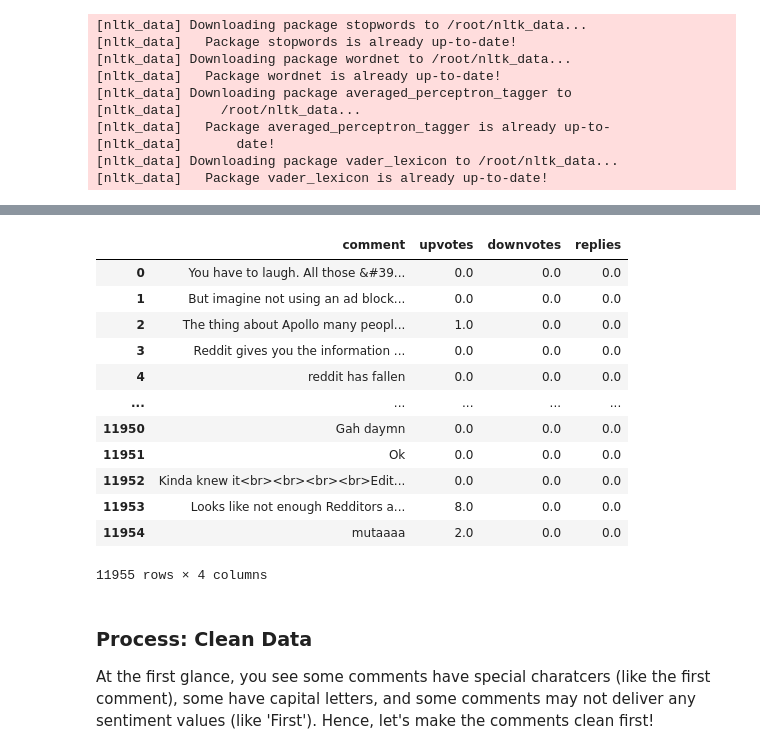
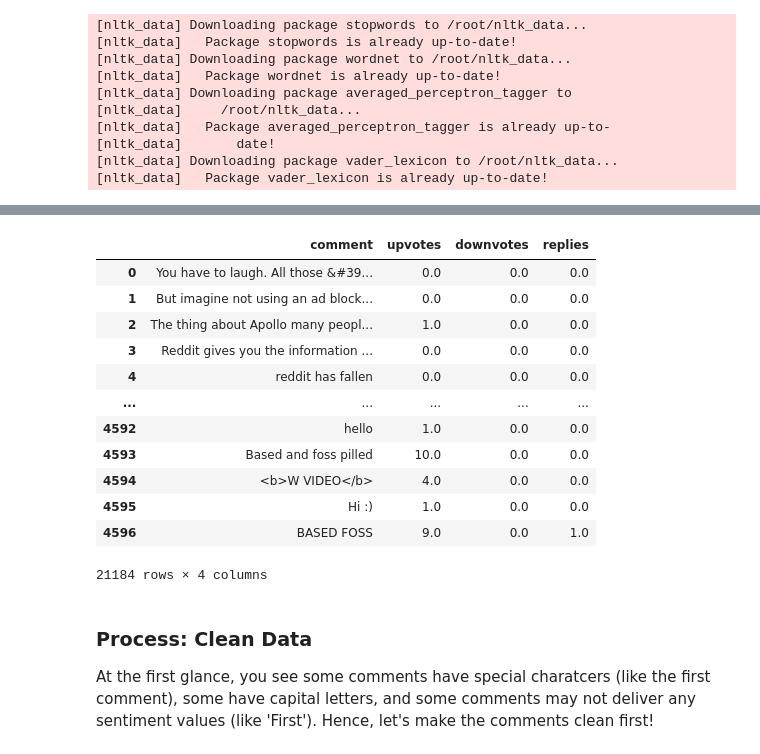
Before and after one commit to WilliamLu1999/Data-ML-Projects, a Jupyter notebook: reddit_api_sentiment_analysis_spark.ipynb, the cells around one changed output, grey strips where cells are left out. Drawn from its saved outputs; the diff is of its cells as text; code cells hidden in the pictures.

```diff
--- a/reddit_api_sentiment_analysis_spark.ipynb
+++ b/reddit_api_sentiment_analysis_spark.ipynb
@@ -242,21 +285,25 @@ NameError: ignored
 # %%
 # run this for every new run
-rc = pd.read_csv('/content/drive/MyDrive/data/reddit_api_comments.csv')
+rc1 = pd.read_csv('/content/drive/MyDrive/data/reddit_api_comments.csv')
+rc2 = pd.read_csv('/content/drive/MyDrive/data/reddit_api_comments_2.csv')
+rc3 = pd.read_csv('/content/drive/MyDrive/data/reddit_api_comments_3.csv')
+# Concatenate the DataFrames vertically
+rc = pd.concat([rc1, rc2, rc3])
 rc
 # %% [output]
 |  | comment | upvotes | downvotes | replies |
 | 0 | You have to laugh. All those &#39... | 0.0 | 0.0 | 0.0 |
 | 1 | But imagine not using an ad block... | 0.0 | 0.0 | 0.0 |
 | 2 | The thing about Apollo many peopl... | 1.0 | 0.0 | 0.0 |
 | 3 | Reddit gives you the information ... | 0.0 | 0.0 | 0.0 |
 | 4 | reddit has fallen | 0.0 | 0.0 | 0.0 |
 | ... | ... | ... | ... | ... |
-| 11950 | Gah daymn | 0.0 | 0.0 | 0.0 |
-| 11951 | Ok | 0.0 | 0.0 | 0.0 |
-| 11952 | Kinda knew it<br><br><br><br>Edit... | 0.0 | 0.0 | 0.0 |
-| 11953 | Looks like not enough Redditors a... | 8.0 | 0.0 | 0.0 |
-| 11954 | mutaaaa | 2.0 | 0.0 | 0.0 |
+| 4592 | hello | 1.0 | 0.0 | 0.0 |
+| 4593 | Based and foss pilled | 10.0 | 0.0 | 0.0 |
+| 4594 | <b>W VIDEO</b> | 4.0 | 0.0 | 0.0 |
+| 4595 | Hi :) | 1.0 | 0.0 | 0.0 |
+| 4596 | BASED FOSS | 9.0 | 0.0 | 1.0 |
-11955 rows × 4 columns
+21184 rows × 4 columns
 # %% [markdown]
 <a id="section-4"></a>
 ### Process: Clean Data
```
Also changed, not shown: parts of 50 cells of this notebook.
